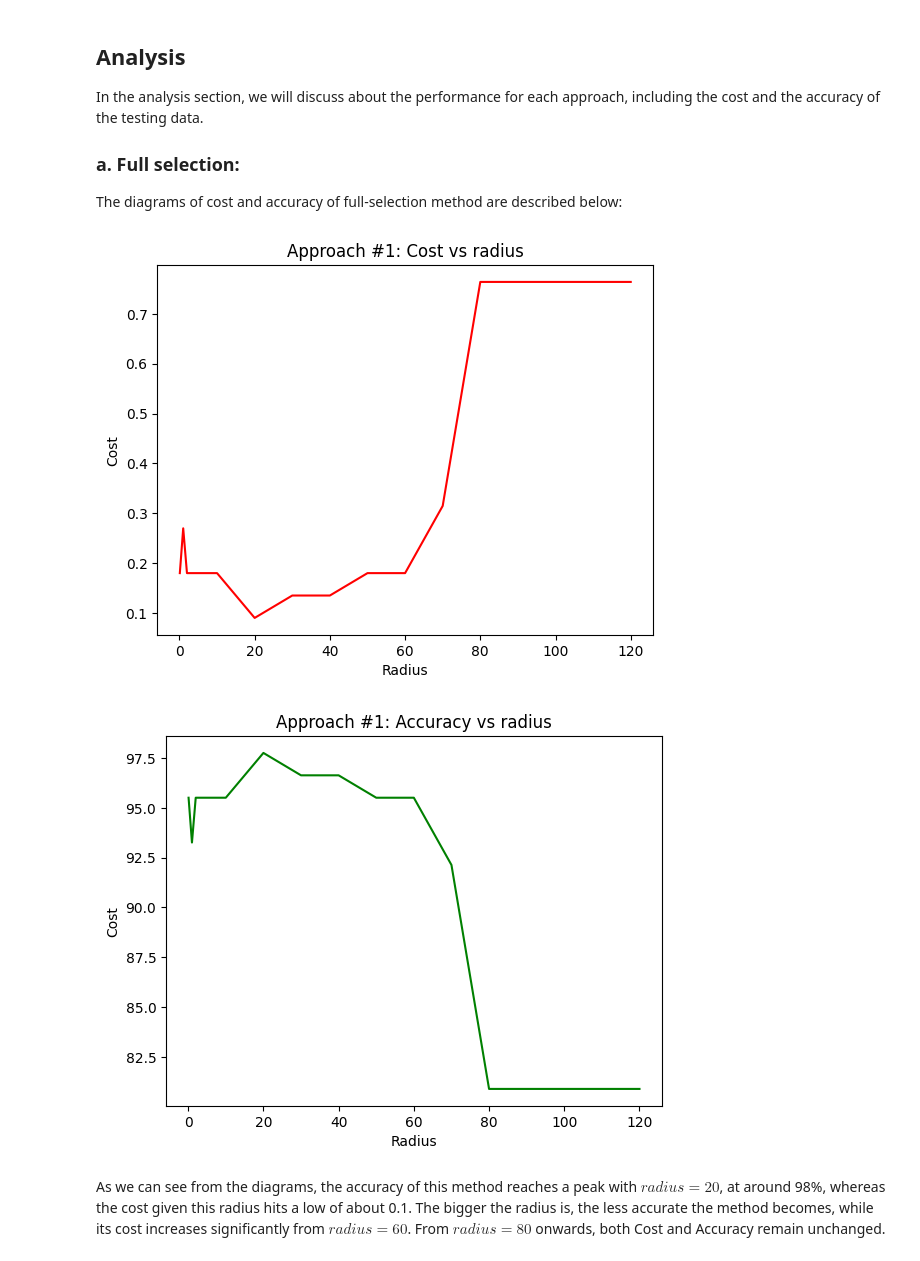
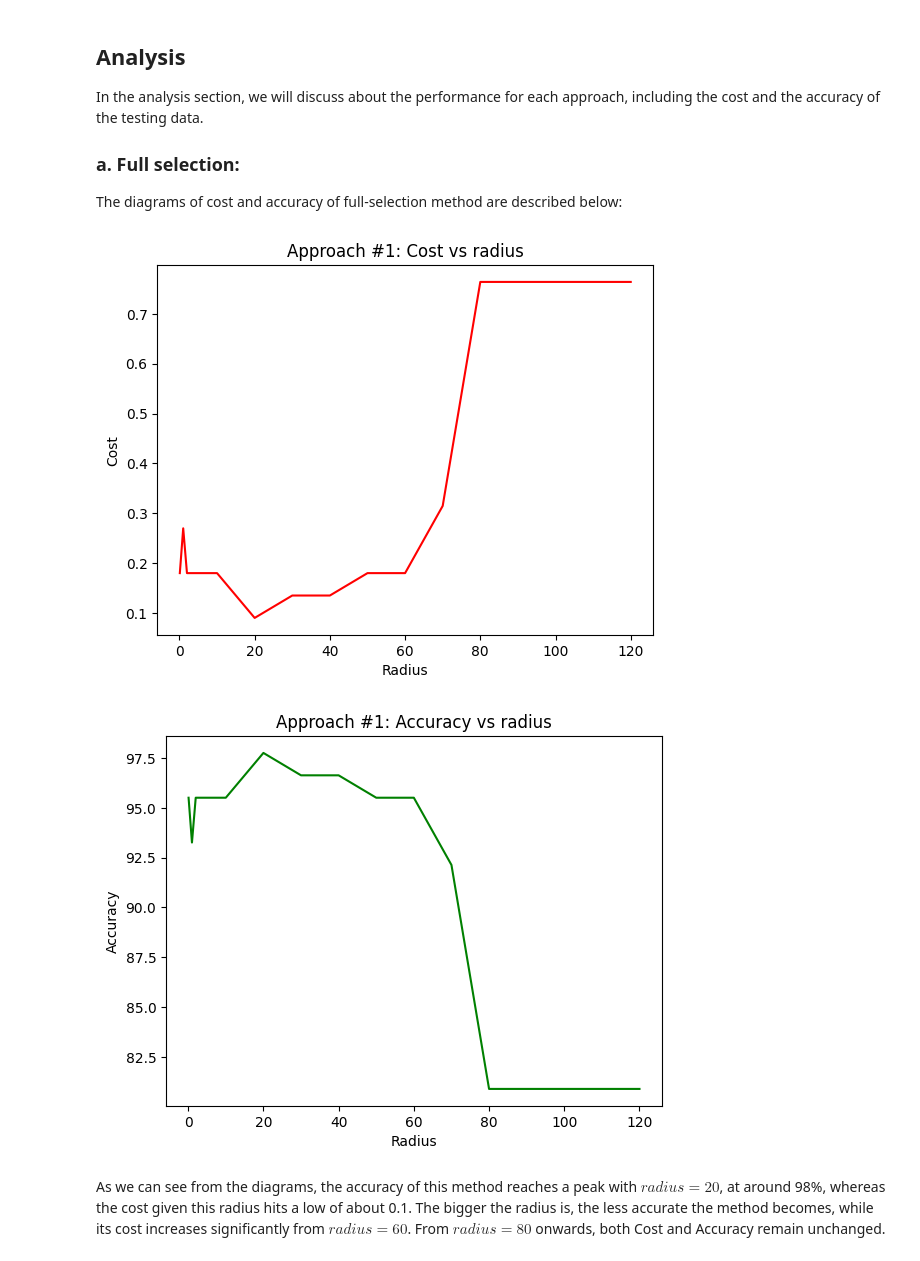
Before and after one commit to ECE657/Assignment2, a Jupyter notebook: Problem2.ipynb, the cells around one changed output. Drawn from its saved outputs; the diff is of its cells as text; code cells hidden in the pictures.

```diff
--- a/Problem2.ipynb
+++ b/Problem2.ipynb
@@ -167,10 +167,10 @@ In the analysis section, we will discuss about the performance for each approach
 The diagrams of cost and accuracy of full-selection method are described below:
 # %%
 plot_analysis("Approach #1: Cost vs radius", "Cost", radius_values, all_circle_cost, 'r-', "Radius" )
-plot_analysis("Approach #1: Accuracy vs radius", "Cost", radius_values, all_circle_accuracy, 'g-', "Radius" )
+plot_analysis("Approach #1: Accuracy vs radius", "Accuracy", radius_values, all_circle_accuracy, 'g-', "Radius" )
 # %% [output]
 [figure]
-[figure, old version]
+[figure, new version]
 # %% [markdown]
 As we can see from the diagrams, the accuracy of this method reaches a peak with $radius=20$, at around 98%, whereas the cost given this radius hits a low of about 0.1. The bigger the radius is, the less accurate the method becomes, while its cost increases significantly from $radius=60$. From $radius=80$ onwards, both Cost and Accuracy remain unchanged.
 # %% [markdown]
```
Also changed, not shown: parts of 6 cells of this notebook.
